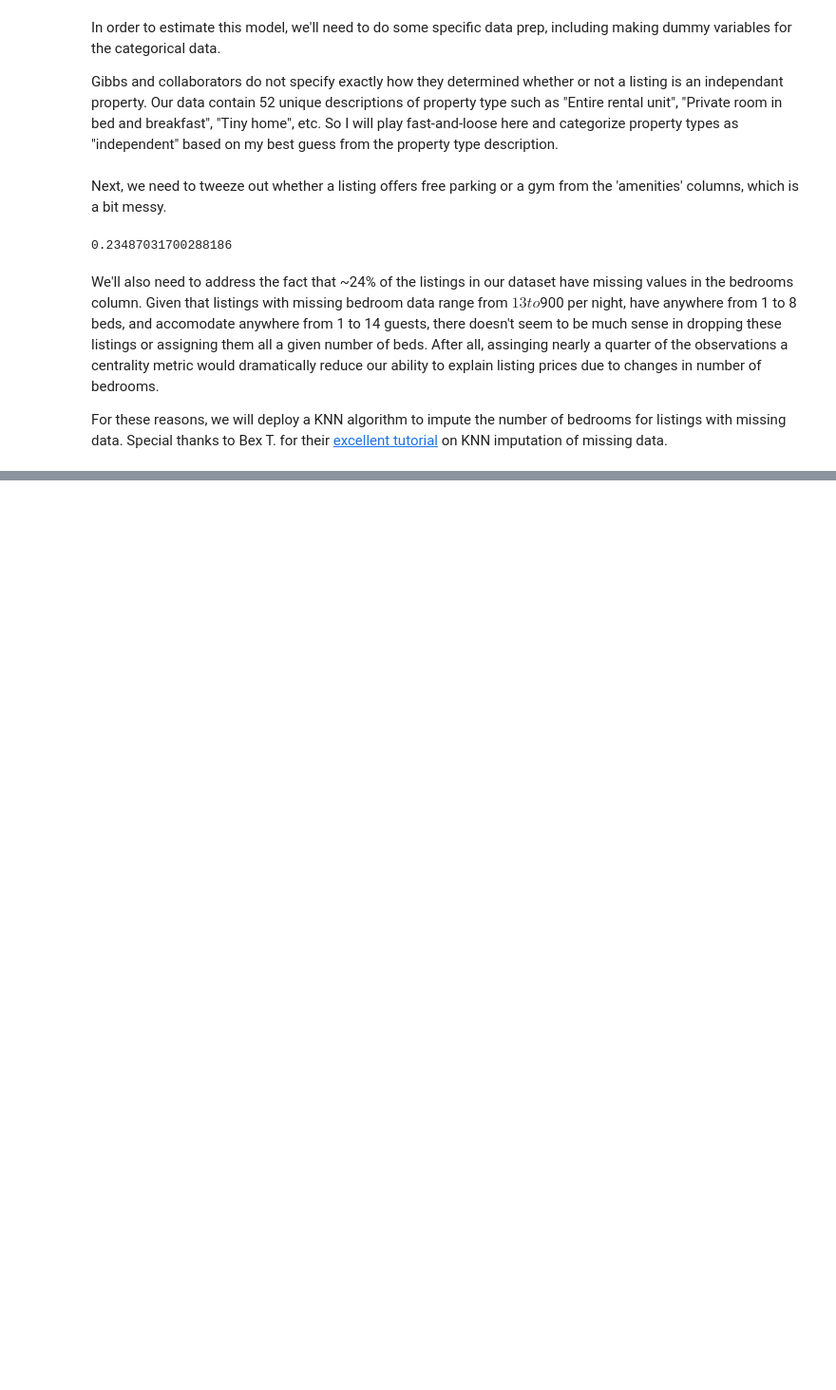
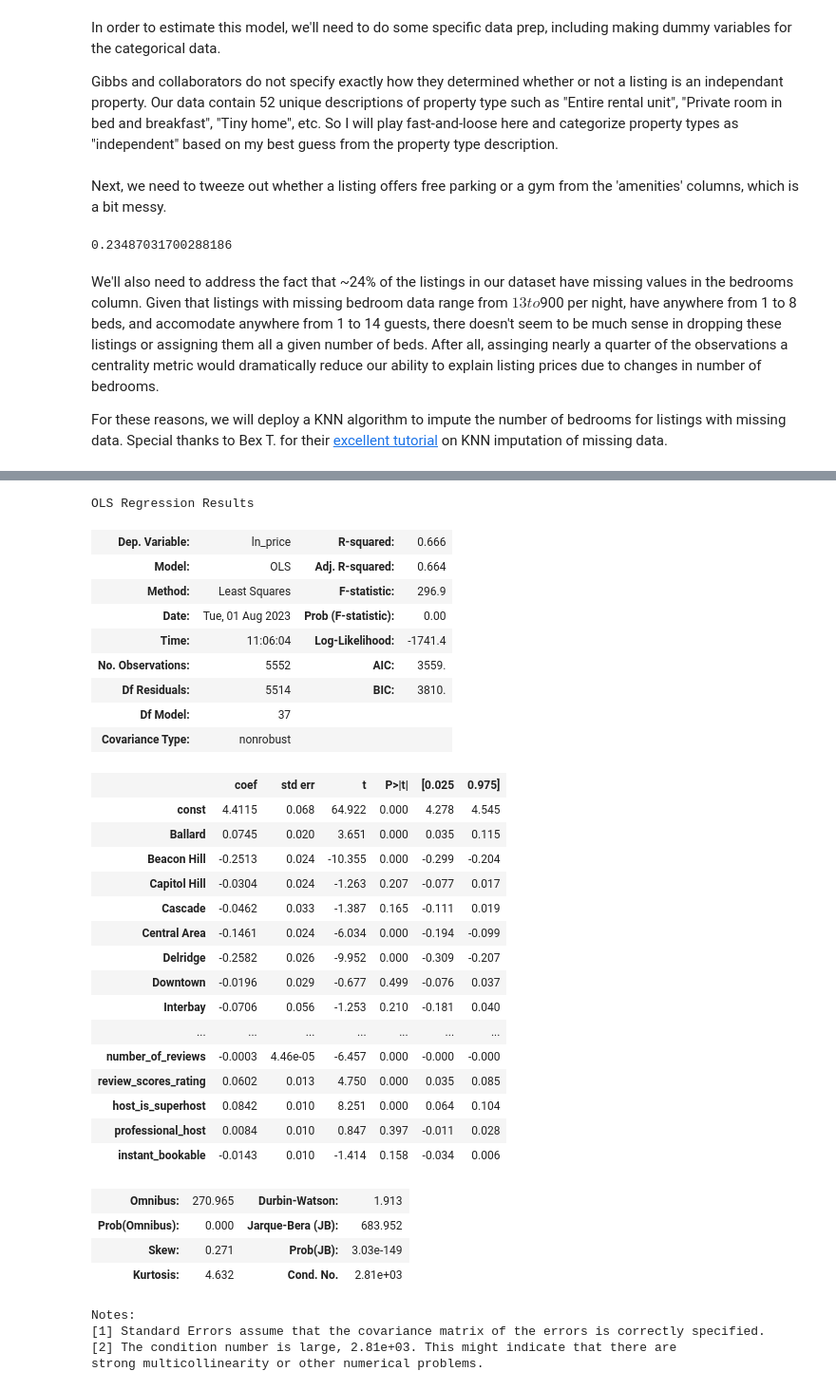
Before and after one commit to epistemetrica/udacity-blog-post-project, a Jupyter notebook: apw-blog-project.ipynb, the cells around one changed output, grey strips where cells are left out. Shown at 95% size. Saved outputs shown, nothing was run; the diff lists cells and outputs as text; code cells hidden in the pictures; blank space fills up the shorter version.

Commit message:
run full OLS regression

```diff
--- a/apw-blog-project.ipynb
+++ b/apw-blog-project.ipynb
@@ -528,0 +596,73 @@ After seeing the output, I realized a couple errors. I forgot to include the rev
+# %%
+ev_list = list(filter(lambda x: 'charger'.lower() in x.lower(), unique_amenities))
+
+#create dummy
+listings_df['ev_charger'] = listings_df.apply(lambda row: string_list_search(ev_list, row.amenities), axis= 1)
+
+#only 4.5% of listings have EV chargers
+# %%
+#add logged prices column
+listings_df['ln_price'] = np.log(listings_df.price)
+# %%
+#construct df for modeling
+model_df = listings_df[['ln_price',
+                        'Ballard', 'Beacon Hill', 'Capitol Hill', 'Cascade', 'Central Area', 'Delridge', 'Downtown',
+                        'Interbay', 'Lake City', 'Magnolia', 'Northgate', 'Queen Anne', 'Rainier Valley',
+                        'Seward Park', 'University District', 'West Seattle',
+                        'waterfront', 'distance_from_cc',
+                        'room_type_Private room', 'room_type_Shared room', 'independant_property',
+                        'accommodates','bedrooms', 'bathrooms', 'beds',
+                        'free_parking', 'hot_tub', 'gym', 'pool', 'ac', 'workspace', 'ev_charger',
+                        'number_of_reviews', 'review_scores_rating',
+                        'host_is_superhost', 'professional_host', 'instant_bookable']].copy()
+# %%
+#convert bool to int
+model_df = model_df.apply(lambda column: column.replace({True: 1, False:0}))
+# %%
+#set indpendant variables
+X = model_df.drop(['ln_price'], axis=1)
+
+#add intercept
+X = sm.add_constant(X)
+
+#set logged prices as dependent variable
+y = model_df.ln_price
+
+model_OLS = sm.OLS(y,X).fit()
+
+model_OLS.summary()
+# %% [output]
+OLS Regression Results
+| Dep. Variable: | ln_price | R-squared: | 0.666 |
+| Model: | OLS | Adj. R-squared: | 0.664 |
+| Method: | Least Squares | F-statistic: | 296.9 |
+| Date: | Tue, 01 Aug 2023 | Prob (F-statistic): | 0.00 |
+| Time: | 11:06:04 | Log-Likelihood: | -1741.4 |
+| No. Observations: | 5552 | AIC: | 3559. |
+| Df Residuals: | 5514 | BIC: | 3810. |
+| Df Model: | 37 |  |  |
+| Covariance Type: | nonrobust |  |  |
+|  | coef | std err | t | P>|t| | [0.025 | 0.975] |
+| const | 4.4115 | 0.068 | 64.922 | 0.000 | 4.278 | 4.545 |
+| Ballard | 0.0745 | 0.020 | 3.651 | 0.000 | 0.035 | 0.115 |
+| Beacon Hill | -0.2513 | 0.024 | -10.355 | 0.000 | -0.299 | -0.204 |
+| Capitol Hill | -0.0304 | 0.024 | -1.263 | 0.207 | -0.077 | 0.017 |
+| Cascade | -0.0462 | 0.033 | -1.387 | 0.165 | -0.111 | 0.019 |
+| Central Area | -0.1461 | 0.024 | -6.034 | 0.000 | -0.194 | -0.099 |
+| Delridge | -0.2582 | 0.026 | -9.952 | 0.000 | -0.309 | -0.207 |
+| Downtown | -0.0196 | 0.029 | -0.677 | 0.499 | -0.076 | 0.037 |
+| Interbay | -0.0706 | 0.056 | -1.253 | 0.210 | -0.181 | 0.040 |
+| ... | ... | ... | ... | ... | ... | ... |
+| number_of_reviews | -0.0003 | 4.46e-05 | -6.457 | 0.000 | -0.000 | -0.000 |
+| review_scores_rating | 0.0602 | 0.013 | 4.750 | 0.000 | 0.035 | 0.085 |
+| host_is_superhost | 0.0842 | 0.010 | 8.251 | 0.000 | 0.064 | 0.104 |
+| professional_host | 0.0084 | 0.010 | 0.847 | 0.397 | -0.011 | 0.028 |
+| instant_bookable | -0.0143 | 0.010 | -1.414 | 0.158 | -0.034 | 0.006 |
+| Omnibus: | 270.965 | Durbin-Watson: | 1.913 |
+| Prob(Omnibus): | 0.000 | Jarque-Bera (JB): | 683.952 |
+| Skew: | 0.271 | Prob(JB): | 3.03e-149 |
+| Kurtosis: | 4.632 | Cond. No. | 2.81e+03 |
+Notes:
+[1] Standard Errors assume that the covariance matrix of the errors is correctly specified.
+[2] The condition number is large, 2.81e+03. This might indicate that there are
+strong multicollinearity or other numerical problems.
```
Also changed, not shown: parts of 11 cells of this notebook.
